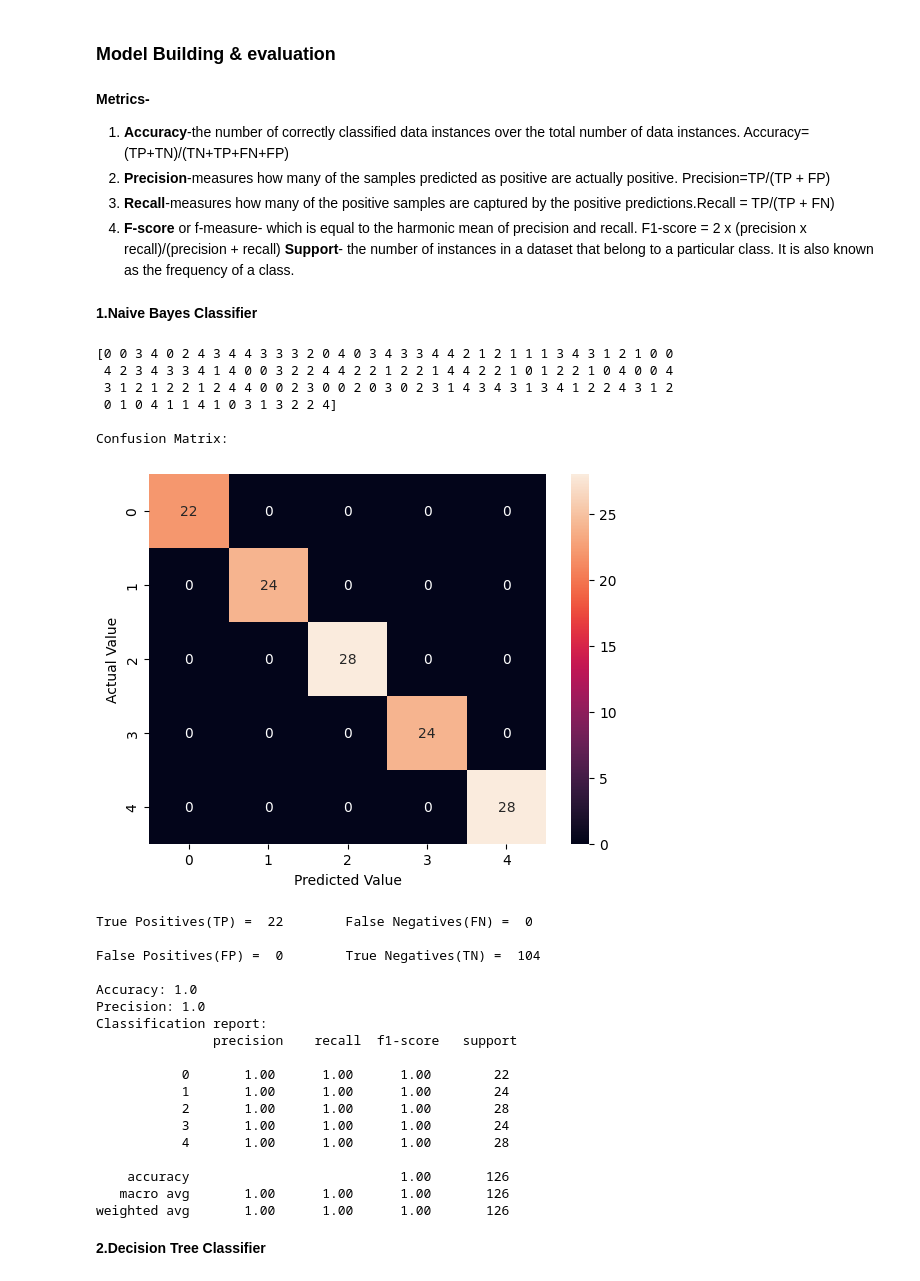
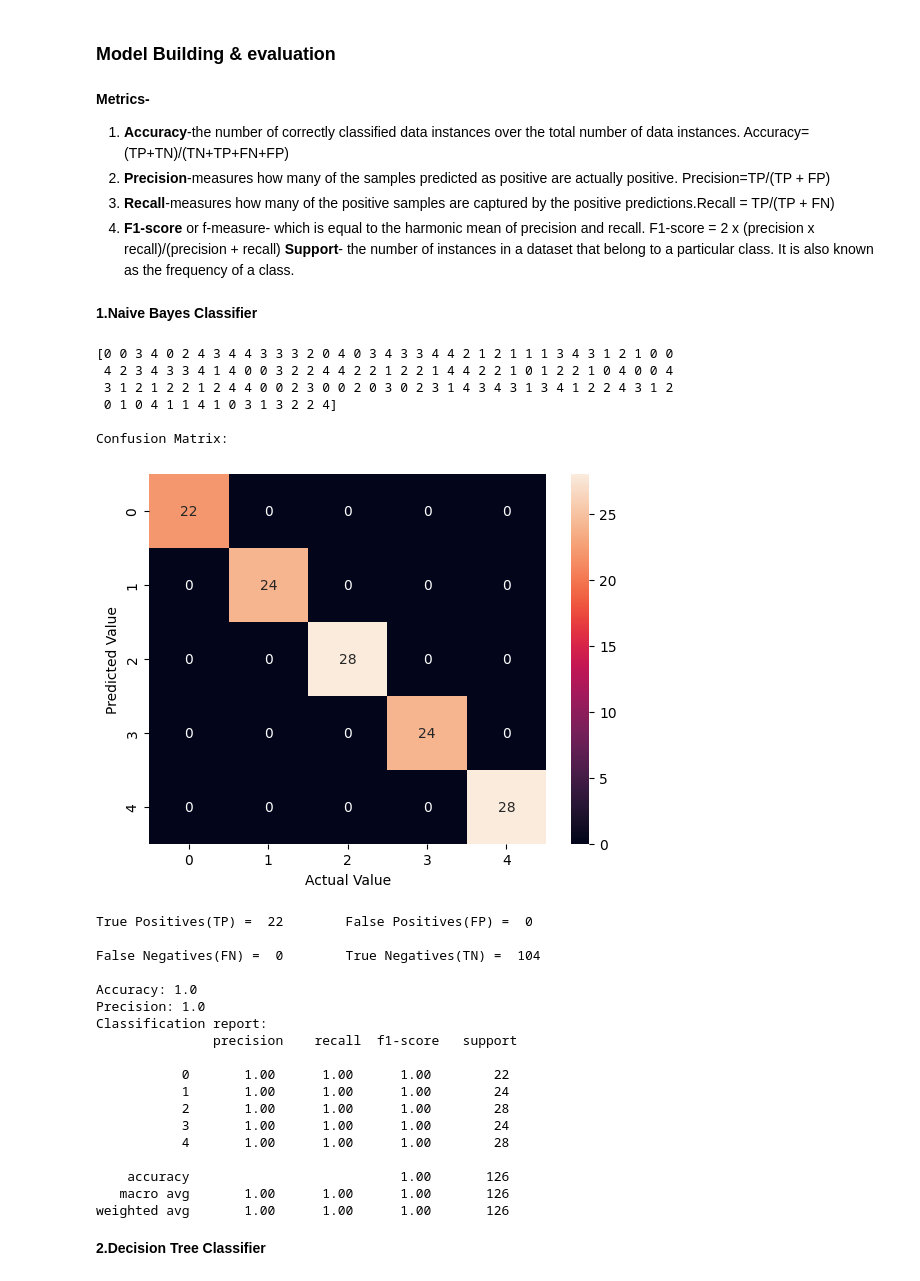
Before and after one commit to imarun0001/Human-Stress-Level-Detection-UI, a Jupyter notebook: Colab Notebooks/Human Stress level detection.ipynb, the cells around one changed output. Cells and saved outputs as stored; diff of their text form; code cells hidden in the pictures.

```diff
--- a/Colab Notebooks/Human Stress level detection.ipynb
+++ b/Colab Notebooks/Human Stress level detection.ipynb
@@ -419,7 +419,7 @@ store_accuracy={}   #for storing accuracy
 1. **Accuracy**-the number of correctly classified data instances over the total number of data instances. Accuracy=(TP+TN)/(TN+TP+FN+FP)
 2. **Precision**-measures how many of the samples predicted as positive are actually positive. Precision=TP/(TP + FP)
 3. **Recall**-measures how many of the positive samples are captured by the positive predictions.Recall = TP/(TP + FN)
-4. **F-score** or f-measure- which is equal to the harmonic mean of precision and recall.
+4. **F1-score** or f-measure- which is equal to the harmonic mean of precision and recall.
 F1-score = 2 x (precision x recall)/(precision + recall)
 **Support**- the number of instances in a dataset that belong to a particular class. It is also known as the frequency of a class.
 # %% [markdown]
@@ -434,43 +434,43 @@ gnb.fit(x_train, y_train)
 #Predict the response for test datasets
 y_pred = gnb.predict(x_test)
 print(y_pred)
 
 print("\nConfusion Matrix:\n")
 sns.heatmap(confusion_matrix(y_test, y_pred), annot = True)
-plt.xlabel("Predicted Value")
-plt.ylabel("Actual Value")
+plt.ylabel("Predicted Value")
+plt.xlabel("Actual Value")
 plt.show()
 
 cm=confusion_matrix(y_test, y_pred)
 TP = cm[0,0]
 TN = (cm[1,1] + cm[1,2] + cm[1,3] + cm[1,4] + cm [2,1] + cm[2,2]  + cm[2,3] + cm[2,4] + cm[3,1] +
       cm[3,2] + cm[3,3] + cm[3,4] + cm[4,1] + cm[4,2] + cm[4,3] + cm[4,4])
-FN = (cm[0,1] + cm [0,2] + cm[0,3] + cm[0,4])
-FP = (cm[1,0] + cm[2,0] + cm[3,0] + cm[4,0])
-print('\nTrue Positives(TP) = ', TP,'\tFalse Negatives(FN) = ', FN)
-print('\nFalse Positives(FP) = ', FP,'\tTrue Negatives(TN) = ', TN)
+FP = (cm[0,1] + cm [0,2] + cm[0,3] + cm[0,4])
+FN = (cm[1,0] + cm[2,0] + cm[3,0] + cm[4,0])
+print('\nTrue Positives(TP) = ', TP,'\tFalse Positives(FP) = ', FP)
+print('\nFalse Negatives(FN) = ', FN,'\tTrue Negatives(TN) = ', TN)
 
 print("\nAccuracy:",accuracy_score(y_test,y_pred))
 print("Precision:",precision_score(y_test,y_pred,average='micro'))
 #average=micro(Treats all predictions equally, regardless of the class distribution)
 #average=macro(Calculates the metric for each class and then takes the average)
 #average=weighted(Calculates the metric for each class and then takes the weighted average,
 #where the weight of each class is proportional to the number of samples in that class)
 print("Classification report:\n",classification_report(y_test, y_pred))
 
 #storing the value
 store_accuracy['Naive_Bayes']=accuracy_score(y_test,y_pred)
 # %% [output]
 [0 0 3 4 0 2 4 3 4 4 3 3 3 2 0 4 0 3 4 3 3 4 4 2 1 2 1 1 1 3 4 3 1 2 1 0 0
  4 2 3 4 3 3 4 1 4 0 0 3 2 2 4 4 2 2 1 2 2 1 4 4 2 2 1 0 1 2 2 1 0 4 0 0 4
  3 1 2 1 2 2 1 2 4 4 0 0 2 3 0 0 2 0 3 0 2 3 1 4 3 4 3 1 3 4 1 2 2 4 3 1 2
  0 1 0 4 1 1 4 1 0 3 1 3 2 2 4]
 
 Confusion Matrix:
-[figure, old version]
+[figure, new version]
-True Positives(TP) =  22        False Negatives(FN) =  0
+True Positives(TP) =  22        False Positives(FP) =  0
 
-False Positives(FP) =  0        True Negatives(TN) =  104
+False Negatives(FN) =  0        True Negatives(TN) =  104
 
 Accuracy: 1.0
 Precision: 1.0
```
Also changed, not shown: parts of 5 cells of this notebook.
